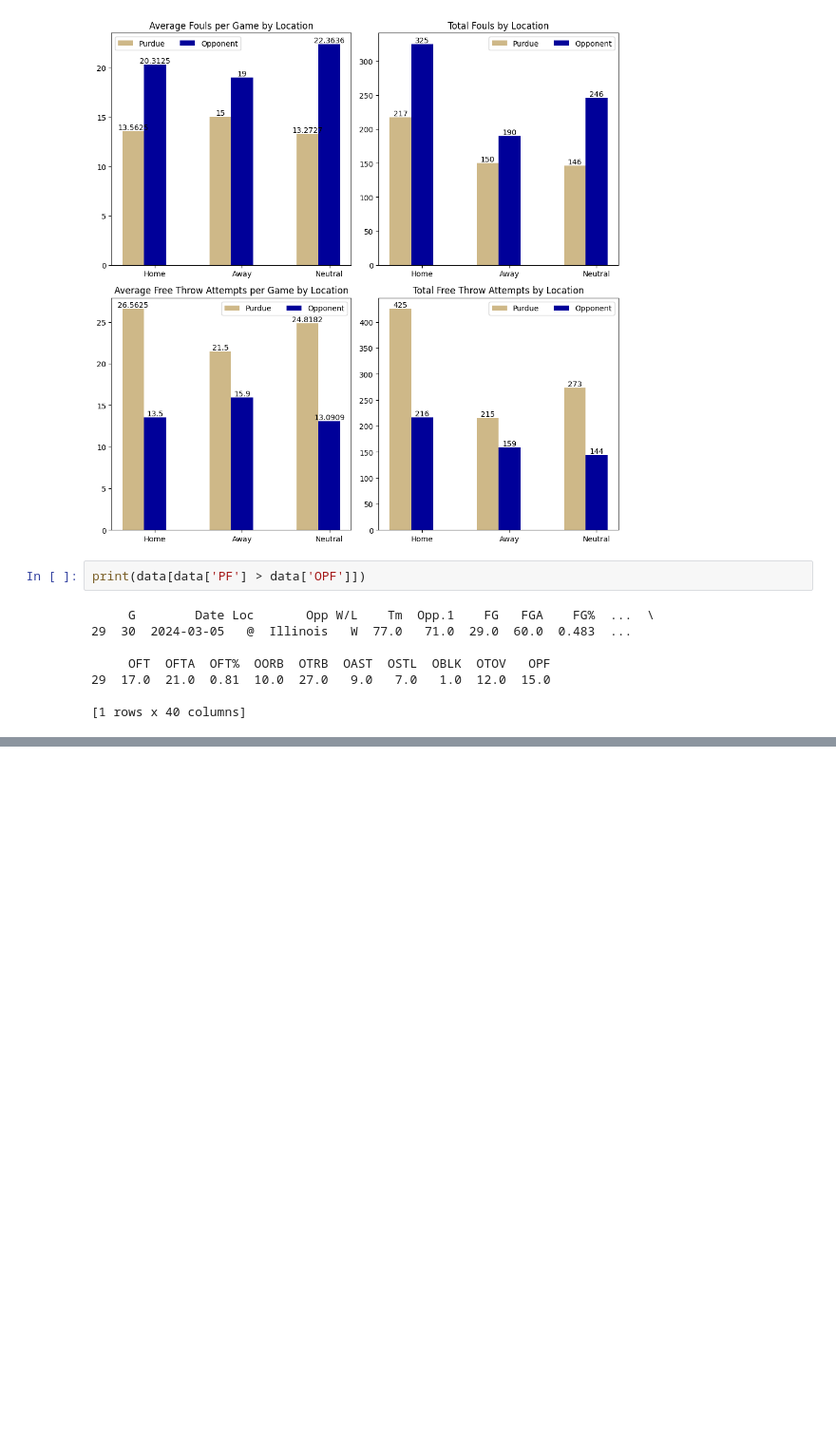
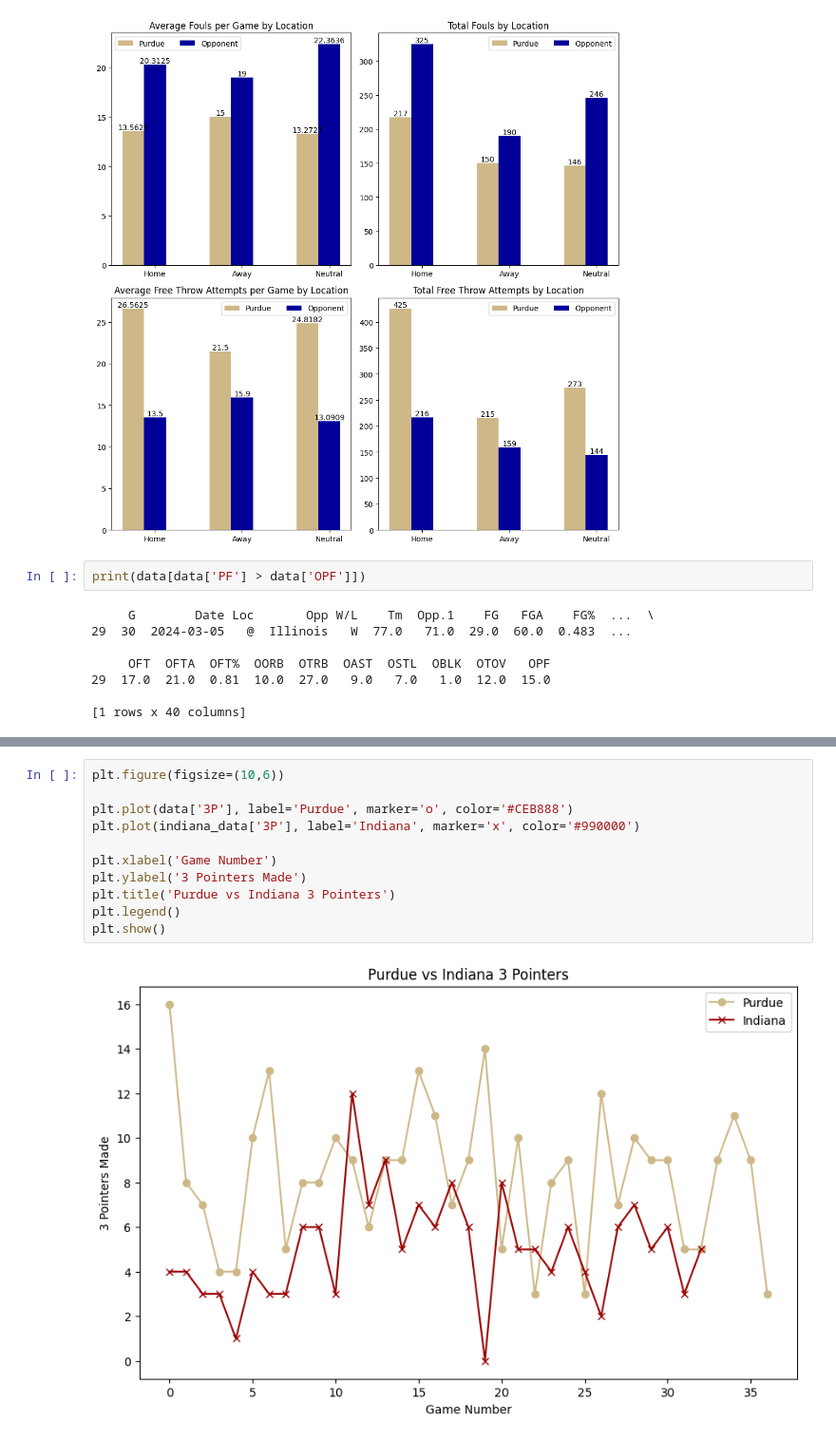
Before and after one commit to wonderrxjr/Data-Parsing, a Jupyter notebook: purdue_data.ipynb, the cells around one changed output, grey strips where cells are left out. Shown at 95% size. Cells and saved outputs as stored; diff of their text form; blank space fills up the shorter version.

```diff
--- a/purdue_data.ipynb
+++ b/purdue_data.ipynb
@@ -248,0 +272,13 @@ print(data[data['PF'] > data['OPF']])
+# %%
+plt.figure(figsize=(10,6))
+
+plt.plot(data['3P'], label='Purdue', marker='o', color='#CEB888')
+plt.plot(indiana_data['3P'], label='Indiana', marker='x', color='#990000')
+
+plt.xlabel('Game Number')
+plt.ylabel('3 Pointers Made')
+plt.title('Purdue vs Indiana 3 Pointers')
+plt.legend()
+plt.show()
+# %% [output]
+[figure, added]
```
Also changed, not shown: parts of 5 cells of this notebook.
